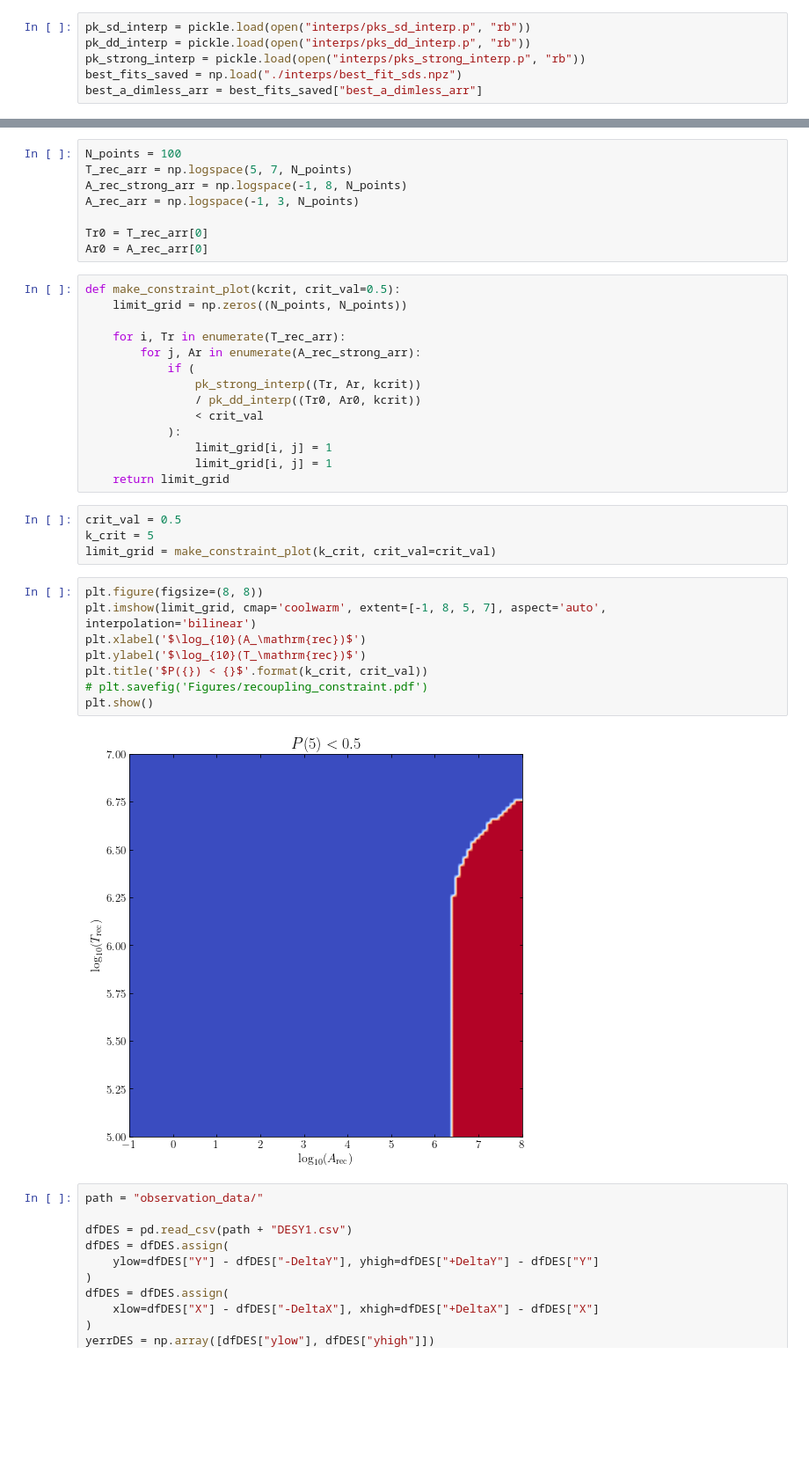
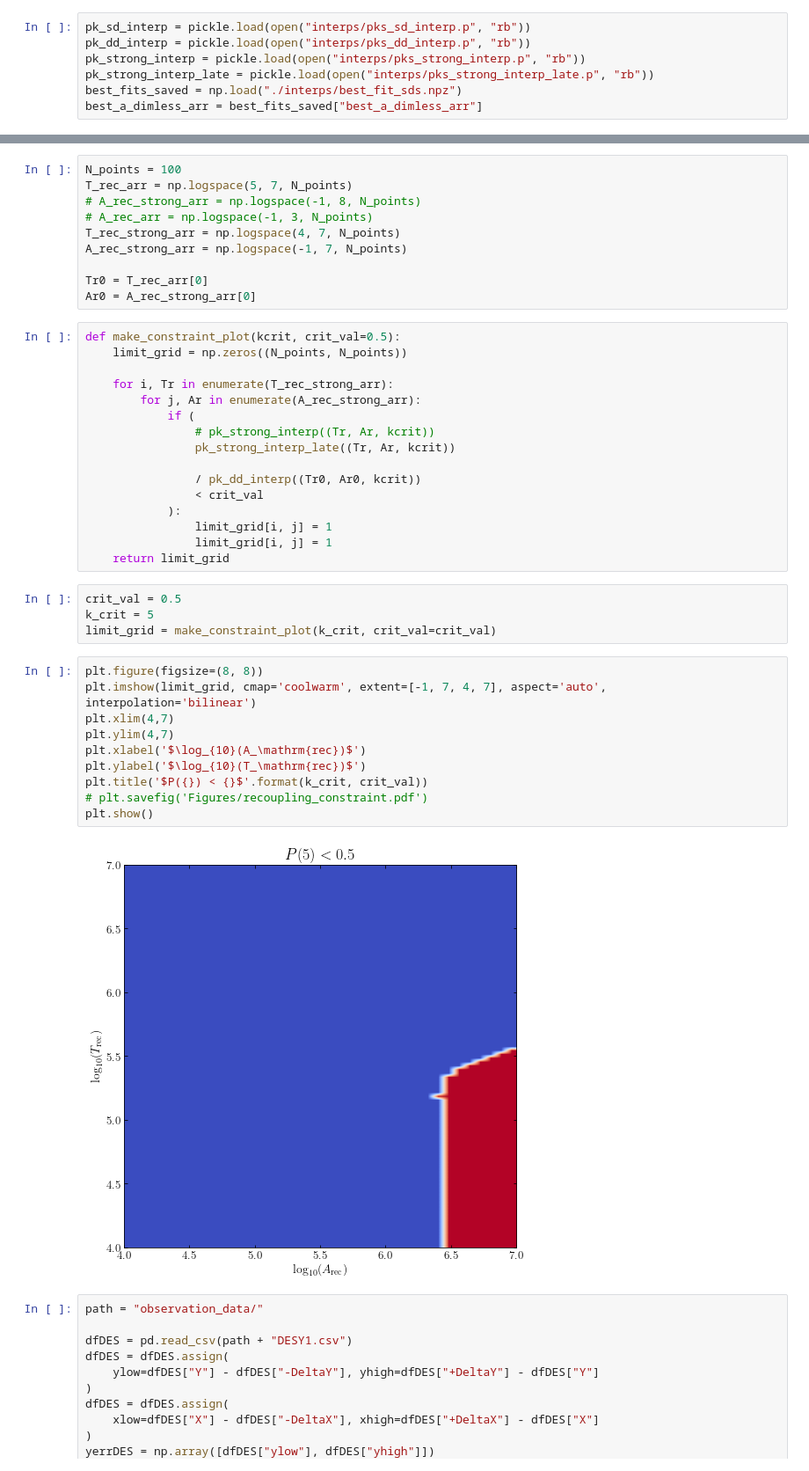
Before and after one commit to NolanSmyth/class_recoupling, a Jupyter notebook: recoupling_constraints.ipynb, the cells around one changed output, grey strips where cells are left out. Shown at 88% size. Drawn from its saved outputs; the diff is of its cells as text; blank space fills up the shorter version.

```diff
--- a/recoupling_constraints.ipynb
+++ b/recoupling_constraints.ipynb
@@ -33,6 +33,7 @@ plt.style.use("/Users/nolansmyth/Dropbox/kinetic_recoupling/figures/style.mplsty
 pk_sd_interp = pickle.load(open("interps/pks_sd_interp.p", "rb"))
 pk_dd_interp = pickle.load(open("interps/pks_dd_interp.p", "rb"))
 pk_strong_interp = pickle.load(open("interps/pks_strong_interp.p", "rb"))
+pk_strong_interp_late = pickle.load(open("interps/pks_strong_interp_late.p", "rb"))
 best_fits_saved = np.load("./interps/best_fit_sds.npz")
 best_a_dimless_arr = best_fits_saved["best_a_dimless_arr"]
 # %%
@@ -99,19 +102,23 @@ def plot_varied_recoupling_strong(Tr0, Ar0, Tr1, Ar1, save=False):
 # %%
 N_points = 100
 T_rec_arr = np.logspace(5, 7, N_points)
-A_rec_strong_arr = np.logspace(-1, 8, N_points)
-A_rec_arr = np.logspace(-1, 3, N_points)
+# A_rec_strong_arr = np.logspace(-1, 8, N_points)
+# A_rec_arr = np.logspace(-1, 3, N_points)
+T_rec_strong_arr = np.logspace(4, 7, N_points)
+A_rec_strong_arr = np.logspace(-1, 7, N_points)
 
 Tr0 = T_rec_arr[0]
-Ar0 = A_rec_arr[0]
+Ar0 = A_rec_strong_arr[0]
 # %%
 def make_constraint_plot(kcrit, crit_val=0.5):
     limit_grid = np.zeros((N_points, N_points))
 
-    for i, Tr in enumerate(T_rec_arr):
+    for i, Tr in enumerate(T_rec_strong_arr):
         for j, Ar in enumerate(A_rec_strong_arr):
             if (
-                pk_strong_interp((Tr, Ar, kcrit))
+                # pk_strong_interp((Tr, Ar, kcrit))
+                pk_strong_interp_late((Tr, Ar, kcrit))
+
                 / pk_dd_interp((Tr0, Ar0, kcrit))
                 < crit_val
             ):
@@ -124,14 +131,16 @@ k_crit = 5
 limit_grid = make_constraint_plot(k_crit, crit_val=crit_val)
 # %%
 plt.figure(figsize=(8, 8))
-plt.imshow(limit_grid, cmap='coolwarm', extent=[-1, 8, 5, 7], aspect='auto', interpolation='bilinear')
+plt.imshow(limit_grid, cmap='coolwarm', extent=[-1, 7, 4, 7], aspect='auto', interpolation='bilinear')
+plt.xlim(4,7)
+plt.ylim(4,7)
 plt.xlabel('$\log_{10}(A_\mathrm{rec})$')
 plt.ylabel('$\log_{10}(T_\mathrm{rec})$')
 plt.title('$P({}) < {}$'.format(k_crit, crit_val))
 # plt.savefig('Figures/recoupling_constraint.pdf')
 plt.show()
 # %% [output]
-[figure, old version]
+[figure, new version]
 # %%
 path = "observation_data/"
 
```
Also changed, not shown: parts of 13 cells of this notebook, 9 other files.
